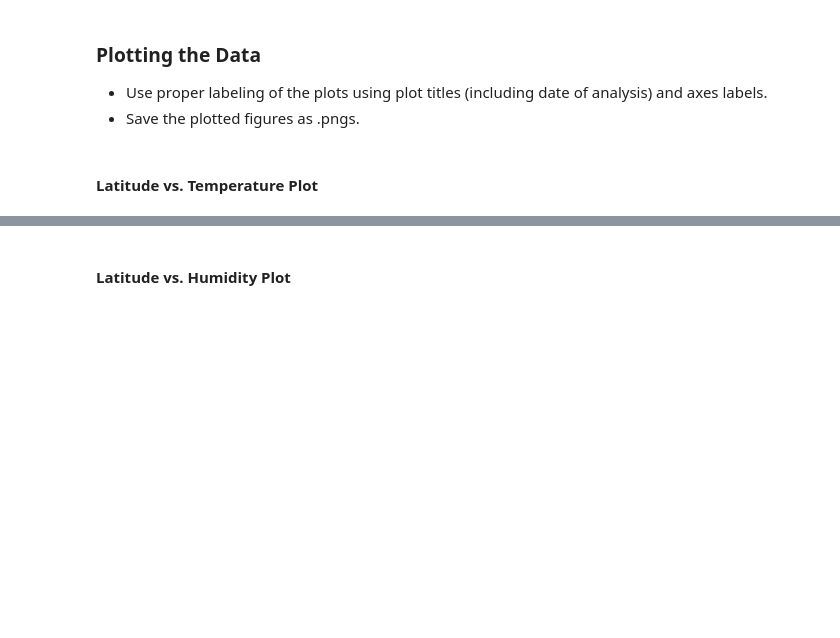
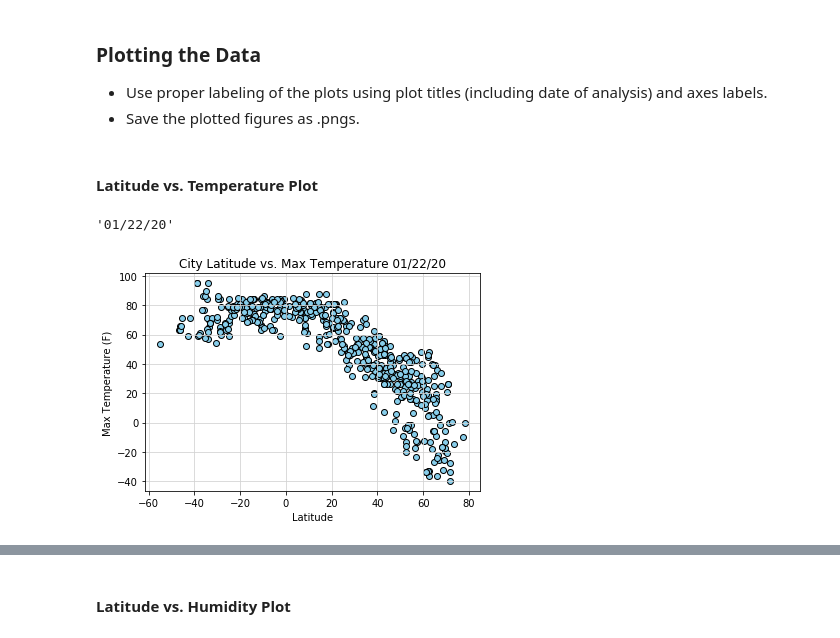
Before and after one commit to sruelle/python-api-challenge, a Jupyter notebook: starter_code/WeatherPy.ipynb, the cells around one changed output, grey strips where cells are left out. Cells and saved outputs as stored; diff of their text form; code cells hidden in the pictures; blank space fills up the shorter version.

Commit message:
updated figures

```diff
--- a/starter_code/WeatherPy.ipynb
+++ b/starter_code/WeatherPy.ipynb
@@ -213,12 +202,18 @@ weather_dataframe.head()
 * Save the plotted figures as .pngs.
 # %% [markdown]
 #### Latitude vs. Temperature Plot
+# %%
+time.strftime('%x')
+# %% [output]
+'01/22/20'
 # %%
 
 plt.scatter(weather_dataframe["Lat"],weather_dataframe["Max Temp"],edgecolors="black",facecolors="skyblue")
-plt.title("City Latitude vs. Max Temperature (01/21/20)")
+plt.title(f"City Latitude vs. Max Temperature {time.strftime('%x')}")
 plt.xlabel("Latitude")
 plt.ylabel("Max Temperature (F)")
 plt.grid (b=True,which="major",axis="both",linestyle="-",color="lightgrey")
 plt.savefig("Figures/fig1.png")
 plt.show()
+# %% [output]
+[figure, added]
```
Also changed, not shown: parts of 19 cells of this notebook, 4 other files.
